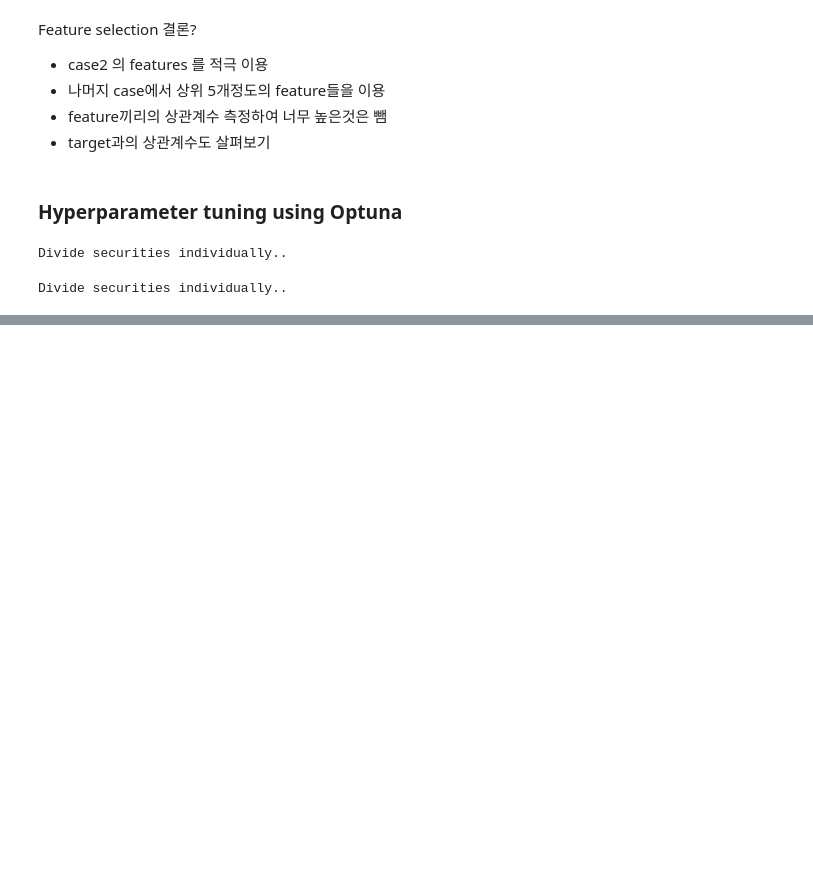
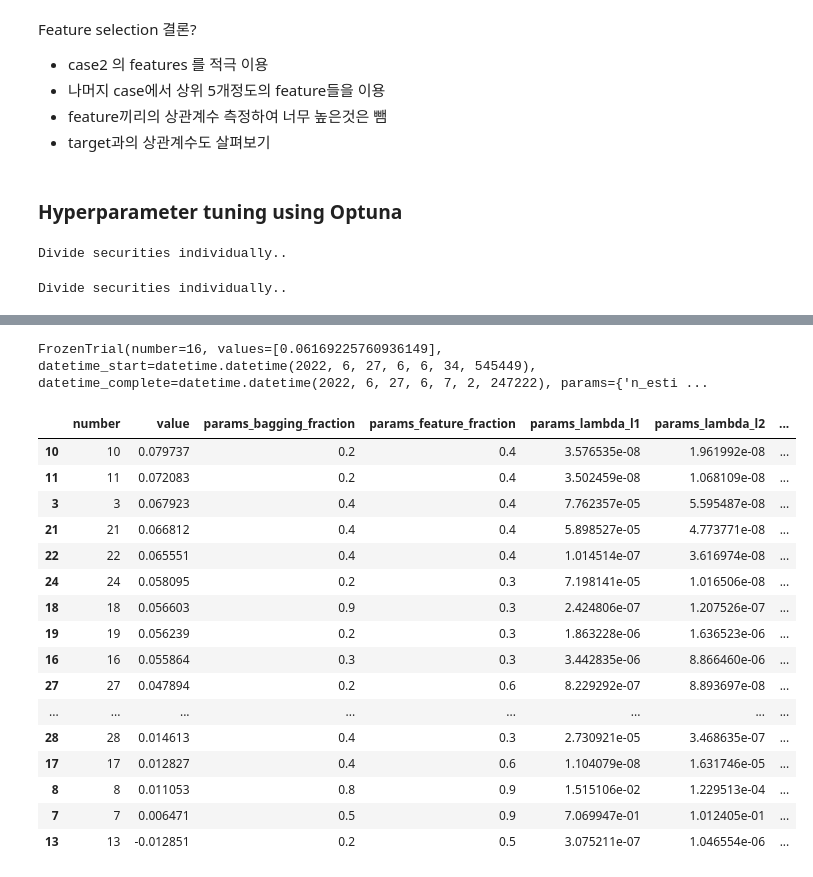
Before and after one commit to hoeen/kaggle, a Jupyter notebook: JPX-prediction/jpx-lgbm-tunehp.ipynb, the cells around one changed output, grey strips where cells are left out. Drawn from its saved outputs; the diff is of its cells as text; code cells hidden in the pictures; blank space fills up the shorter version.

Commit message:
Kaggle Notebook | JPX_lgbm_tunehp | Version 5

```diff
--- a/JPX-prediction/jpx-lgbm-tunehp.ipynb
+++ b/JPX-prediction/jpx-lgbm-tunehp.ipynb
@@ -699,6 +719,8 @@ def objective(trial, X, y, k=7):  # X_scaled, X_scaled_val, y, y_val
     return np.mean(cv_scores)
 # %%
-study = optuna.create_study(direction="minimize", study_name="LGBM Regressor")
+optuna.logging.set_verbosity(optuna.logging.ERROR)
+
+study = optuna.create_study(direction="maximize", study_name="LGBM Regressor")
 func = lambda trial: objective(trial, X_scaled, y, k=5)
-study.optimize(func, n_trials=10)
+study.optimize(func, n_trials=30)
 # %% [output]
@@ -774,0 +744,3 @@ Early stopping, best iteration is:
+# %%
+# visualization = 30 trials
+optuna.visualization.plot_optimization_history(study)
@@ -774,0 +749,3 @@ Early stopping, best iteration is:
+# %%
+# visualization - 20 trials
+optuna.visualization.plot_optimization_history(study)
@@ -774,0 +754,25 @@ Early stopping, best iteration is:
+# %%
+study.best_trial
+# %% [output]
+FrozenTrial(number=16, values=[0.06169225760936149], datetime_start=datetime.datetime(2022, 6, 27, 6, 6, 34, 545449), datetime_complete=datetime.datetime(2022, 6, 27, 6, 7, 2, 247222), params={'n_esti ...
+# %%
+study.trials_dataframe().sort_values('value', ascending=False).drop(
+        columns=['datetime_start', 'datetime_complete', 'duration'])
+# %% [output]
+|  | number | value | params_bagging_fraction | params_feature_fraction | params_lambda_l1 | params_lambda_l2 | ... |
+| 10 | 10 | 0.079737 | 0.2 | 0.4 | 3.576535e-08 | 1.961992e-08 | ... |
+| 11 | 11 | 0.072083 | 0.2 | 0.4 | 3.502459e-08 | 1.068109e-08 | ... |
+| 3 | 3 | 0.067923 | 0.4 | 0.4 | 7.762357e-05 | 5.595487e-08 | ... |
+| 21 | 21 | 0.066812 | 0.4 | 0.4 | 5.898527e-05 | 4.773771e-08 | ... |
+| 22 | 22 | 0.065551 | 0.4 | 0.4 | 1.014514e-07 | 3.616974e-08 | ... |
+| 24 | 24 | 0.058095 | 0.2 | 0.3 | 7.198141e-05 | 1.016506e-08 | ... |
+| 18 | 18 | 0.056603 | 0.9 | 0.3 | 2.424806e-07 | 1.207526e-07 | ... |
+| 19 | 19 | 0.056239 | 0.2 | 0.3 | 1.863228e-06 | 1.636523e-06 | ... |
+| 16 | 16 | 0.055864 | 0.3 | 0.3 | 3.442835e-06 | 8.866460e-06 | ... |
+| 27 | 27 | 0.047894 | 0.2 | 0.6 | 8.229292e-07 | 8.893697e-08 | ... |
+| ... | ... | ... | ... | ... | ... | ... | ... |
+| 28 | 28 | 0.014613 | 0.4 | 0.3 | 2.730921e-05 | 3.468635e-07 | ... |
+| 17 | 17 | 0.012827 | 0.4 | 0.6 | 1.104079e-08 | 1.631746e-05 | ... |
+| 8 | 8 | 0.011053 | 0.8 | 0.9 | 1.515106e-02 | 1.229513e-04 | ... |
+| 7 | 7 | 0.006471 | 0.5 | 0.9 | 7.069947e-01 | 1.012405e-01 | ... |
+| 13 | 13 | -0.012851 | 0.2 | 0.5 | 3.075211e-07 | 1.046554e-06 | ... |
```
Also changed, not shown: parts of 6 cells of this notebook.
